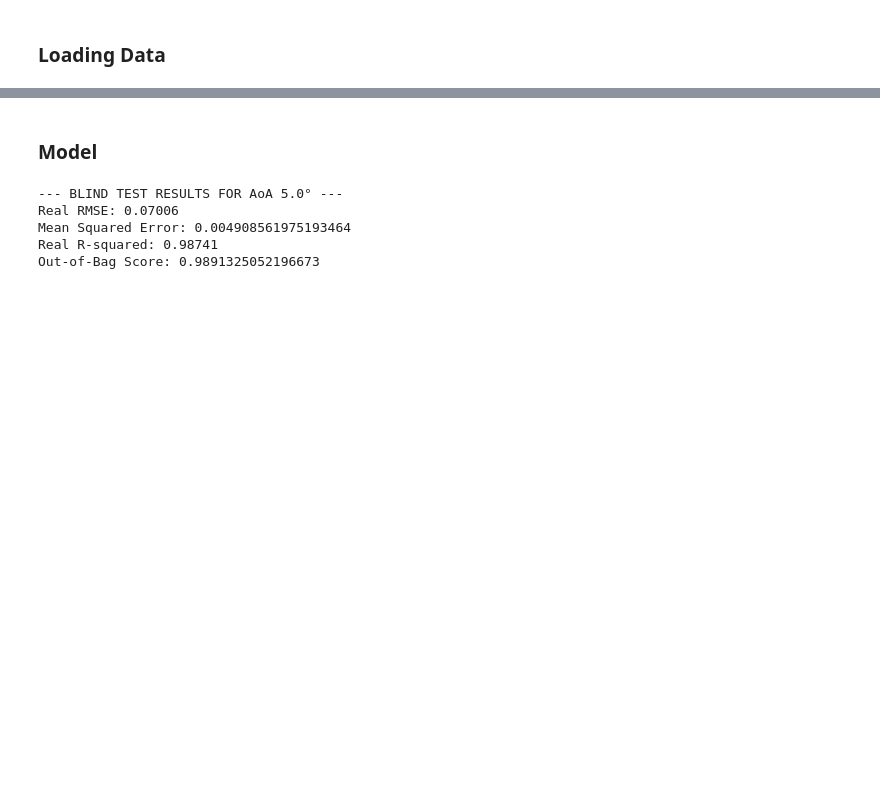
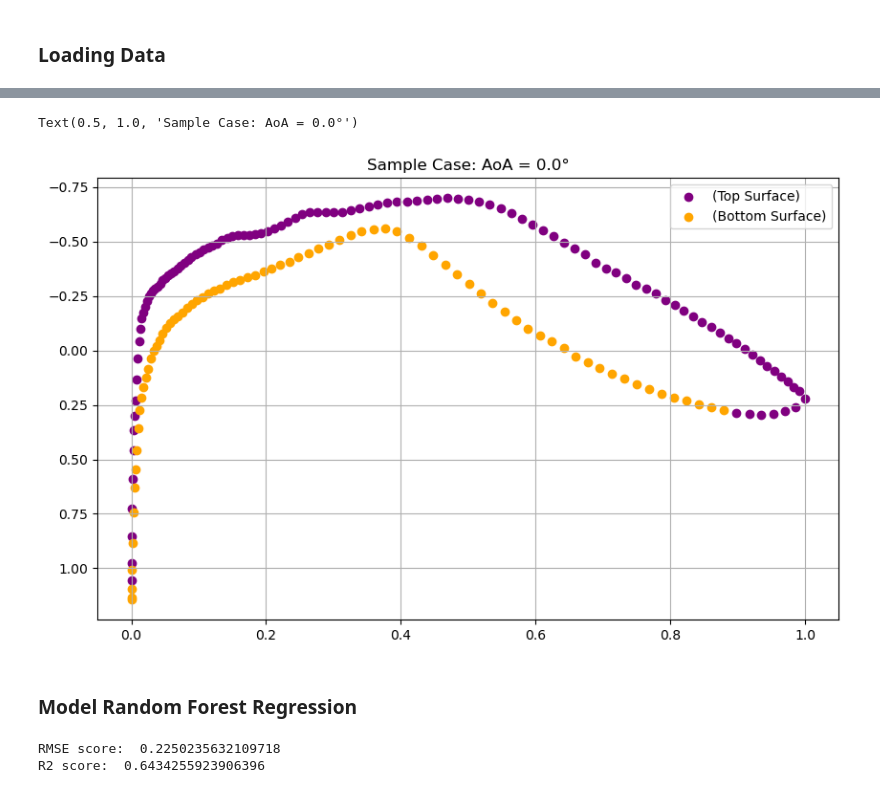
Before and after one commit to ItsKong/CFD-Machine-learning, a Jupyter notebook: Rae2822-Model.ipynb, the cells around one changed output, grey strips where cells are left out. Drawn from its saved outputs; the diff is of its cells as text; code cells hidden in the pictures; blank space fills up the shorter version.

Commit message:
model comparison and batch computing script

```diff
--- a/Rae2822-Model.ipynb
+++ b/Rae2822-Model.ipynb
@@ -45,5 +48,21 @@ Total rows: 4032
 | 2 | 77 | 0.952680 | 0.001679 | 0.472434 | 0.0 | 0.0 | 107515.203056 | 0.0 | 43006.081222 | 317.116347 | ... |
 | 3 | 103 | 0.934996 | 0.001511 | 0.472826 | 0.0 | 0.0 | 107615.419162 | 0.0 | 43046.167665 | 317.149233 | ... |
 | 4 | 129 | 0.916822 | 0.000923 | 0.472299 | 0.0 | 0.0 | 107499.088533 | 0.0 | 42999.635413 | 317.159465 | ... |
+# %%
+sample_case = full_data[full_data['AoA'] == 0.0]
+
+plt.figure(figsize=(10, 6))
+top_surface = sample_case[sample_case['y'] > 0].sort_values(by='x')
+bottom_surface = sample_case[sample_case['y'] <= 0].sort_values(by='x')
+
+plt.scatter(top_surface['x'], top_surface['Pressure_Coefficient'], color='purple', label='(Top Surface)')
+plt.scatter(bottom_surface['x'], bottom_surface['Pressure_Coefficient'],color='orange', label='(Bottom Surface)')
+plt.gca().invert_yaxis()
+plt.legend()
+plt.grid(True)
+plt.title("Sample Case: AoA = 0.0°")
+# %% [output]
+Text(0.5, 1.0, 'Sample Case: AoA = 0.0°')
+[figure, added]
 # %% [markdown]
-### Model
+### Model Random Forest Regression
@@ -51,37 +74,31 @@ Total rows: 4032
 # Train test split Leave-one-out
 # We only have 4000 row of data
 # to prevent model cheating (Data Leakage)
-# we use leave-one-out method to test model on unseen data
-hidden_aoa = 5.0
+# we use leave-one-group-out cross validation
+rdfr_model = RandomForestRegressor(n_estimators=300, random_state=42, oob_score=True)
+scores = []
+r2Scores = []
 
-train_data = full_data[full_data['AoA'] != hidden_aoa]
-test_data = full_data[full_data['AoA'] == hidden_aoa]
+for aoa in aoa_values:
+    train = full_data[full_data['AoA'] != aoa]
+    test  = full_data[full_data['AoA'] == aoa]
 
-X_train = train_data[['x', 'y', 'AoA']]
-y_train = train_data['Pressure_Coefficient']
+    X_train = train[features]
+    y_train = train[target]
 
-X_test = test_data[['x', 'y', 'AoA']]
-y_test = test_data['Pressure_Coefficient']
+    X_test = test[features]
+    y_test = test[target]
+
+    rdfr_model.fit(X_train, y_train)
+    prediction = rdfr_model.predict(X_test)
+
+    rmse = np.sqrt(mean_squared_error(y_test, prediction))
+    r2 = r2_score(y_test, prediction)
+    scores.append(rmse)
+    r2Scores.append(r2)
+
+print("RMSE score: ", sum(scores)/len(scores))
+print("R2 score: ", sum(r2Scores)/len(r2Scores))
+# %% [output]
+RMSE score:  0.2250235632109718
+R2 score:  0.6434255923906396
-# %%
-Random_forest = RandomForestRegressor(n_estimators=100, random_state=42, oob_score=True)
-Random_forest.fit(X_train, y_train)
-
-predictions = Random_forest.predict(X_test)
-
-rmse = np.sqrt(mean_squared_error(y_test, predictions))
-r2 = r2_score(y_test, predictions)
-oob_score = Random_forest.oob_score_
-mse = mean_squared_error(y_test, predictions)
-
-
-print(f"--- BLIND TEST RESULTS FOR AoA {hidden_aoa}° ---")
-print(f"Real RMSE: {rmse:.5f}")
-print(f'Mean Squared Error: {mse}')
-print(f"Real R-squared: {r2:.5f}")
-print(f'Out-of-Bag Score: {oob_score}')
-# %% [output]
---- BLIND TEST RESULTS FOR AoA 5.0° ---
-Real RMSE: 0.07006
-Mean Squared Error: 0.004908561975193464
-Real R-squared: 0.98741
-Out-of-Bag Score: 0.9891325052196673
```
Also changed, not shown: parts of 12 cells of this notebook, 3 other files.
